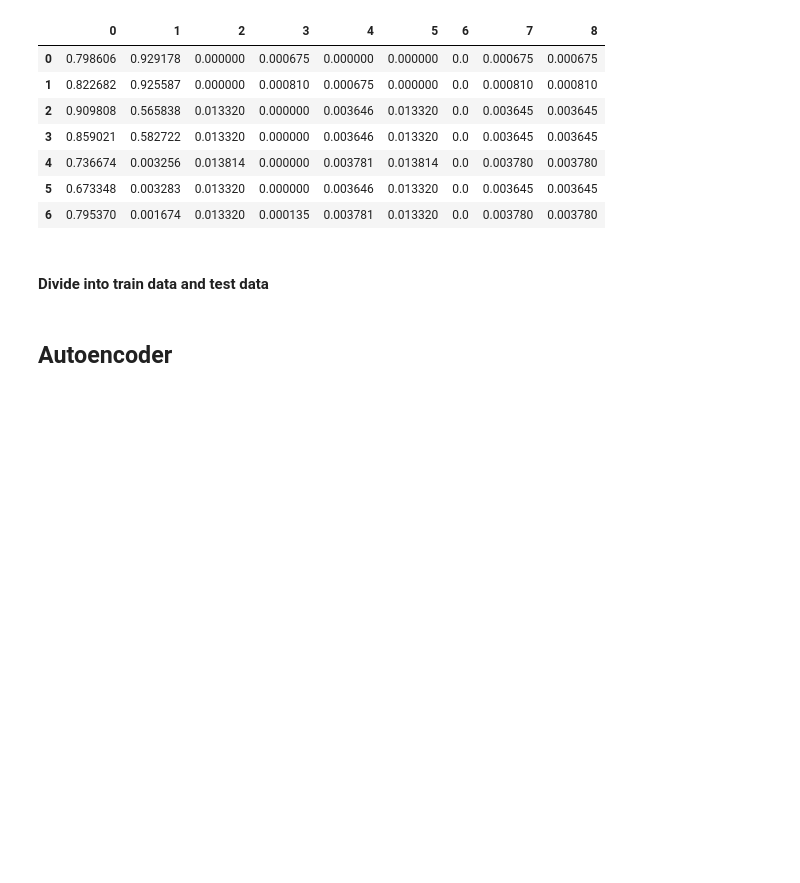
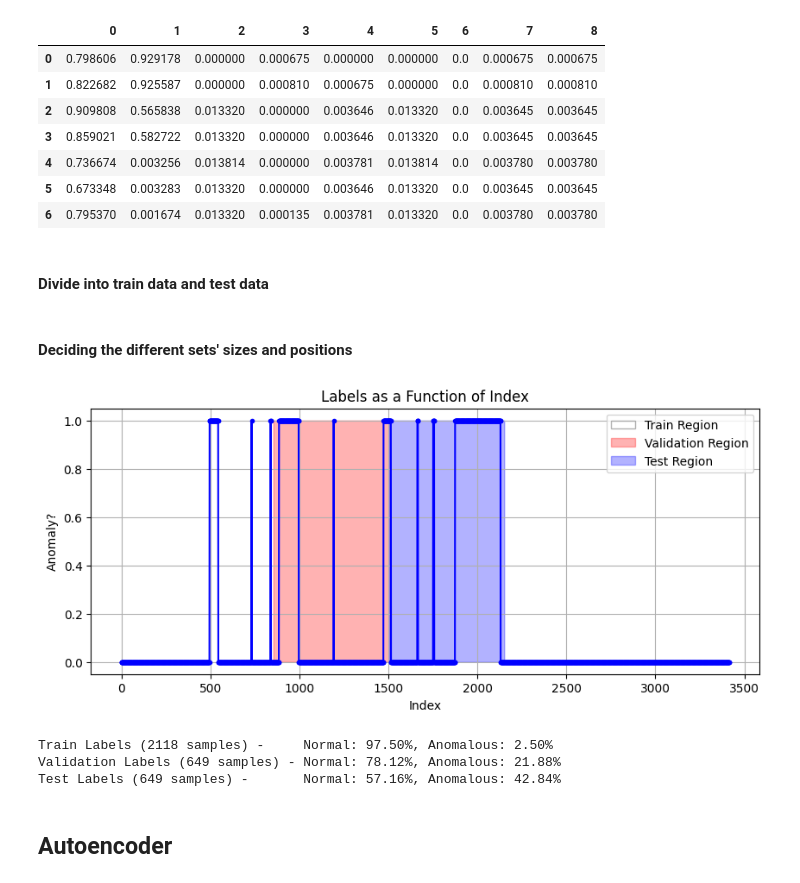
Before and after one commit to joaotiago-dias/metro_porto, a Jupyter notebook: Porto_LSTM.ipynb, the cells around one changed output. Cells and saved outputs as stored; diff of their text form; code cells hidden in the pictures; blank space fills up the shorter version.

```diff
--- a/Porto_LSTM.ipynb
+++ b/Porto_LSTM.ipynb
@@ -67,6 +84,50 @@ for i in range(len(test_labels)):
         normal_test_data = np.concatenate((normal_test_data, test_data[i:i+1, :, :]), axis=0)
      else:
         anomalous_test_data = np.concatenate((anomalous_test_data, test_data[i:i+1, :, :]), axis=0)
+# %% [markdown]
+#### Deciding the different sets' sizes and positions
+# %%
+from matplotlib.patches import Patch
+labels_int = [int(label) for label in labels]
+
+# Plot the labels as a function of the index
+plt.figure(figsize=(10, 4))
+plt.plot(labels_int, 'b.-', label='Labels')
+plt.fill_between(range(len(labels)), 0, 1, where=(np.arange(len(labels)) >= split_index) & (np.arange(len(labels)) < split_index2), color='red', alpha=0.3)
+plt.fill_between(range(len(labels)), 0, 1, where=(np.arange(len(labels)) >= split_index2) & (np.arange(len(labels)) < split_index3), color='blue', alpha=0.3)
+legend_elements = [Patch(facecolor='white', edgecolor='black', alpha=0.3, label='Train Region'),
+                   Patch(facecolor='red', edgecolor='r', alpha=0.3, label='Validation Region'),
+                   Patch(facecolor='blue', edgecolor='b', alpha=0.3, label='Test Region')]
+plt.legend(handles=legend_elements, loc='upper right')
+
+plt.xlabel('Index')
+plt.ylabel('Anomaly?')
+plt.title('Labels as a Function of Index')
+plt.grid(True)
+plt.show()
+# %% [output]
+[figure, added]
+# %%
+from collections import Counter
+def calculate_proportions(labels):
+    counter = Counter(labels)
+    total = len(labels)
+    true_proportion = counter[True] / total
+    false_proportion = counter[False] / total
+    return true_proportion, false_proportion
+
+# Calculate proportions for each list
+train_true_prop, train_false_prop = calculate_proportions(train_labels)
+val_true_prop, val_false_prop = calculate_proportions(val_labels)
+test_true_prop, test_false_prop = calculate_proportions(test_labels)
+# Print the proportions
+print(f"Train Labels ({len(train_labels)} samples) -     Normal: {train_false_prop*100:.2f}%, Anomalous: {train_true_prop*100:.2f}%")
+print(f"Validation Labels ({len(val_labels)} samples) - Normal: {val_false_prop*100:.2f}%, Anomalous: {val_true_prop*100:.2f}%")
+print(f"Test Labels ({len(test_labels)} samples) -       Normal: {test_false_prop*100:.2f}%, Anomalous: {test_true_prop*100:.2f}%")
+# %% [output]
+Train Labels (2118 samples) -     Normal: 97.50%, Anomalous: 2.50%
+Validation Labels (649 samples) - Normal: 78.12%, Anomalous: 21.88%
+Test Labels (649 samples) -       Normal: 57.16%, Anomalous: 42.84%
 # %% [markdown]
 ## Autoencoder
 # %%
```
Also changed, not shown: parts of 4 cells of this notebook, 1 other file.
